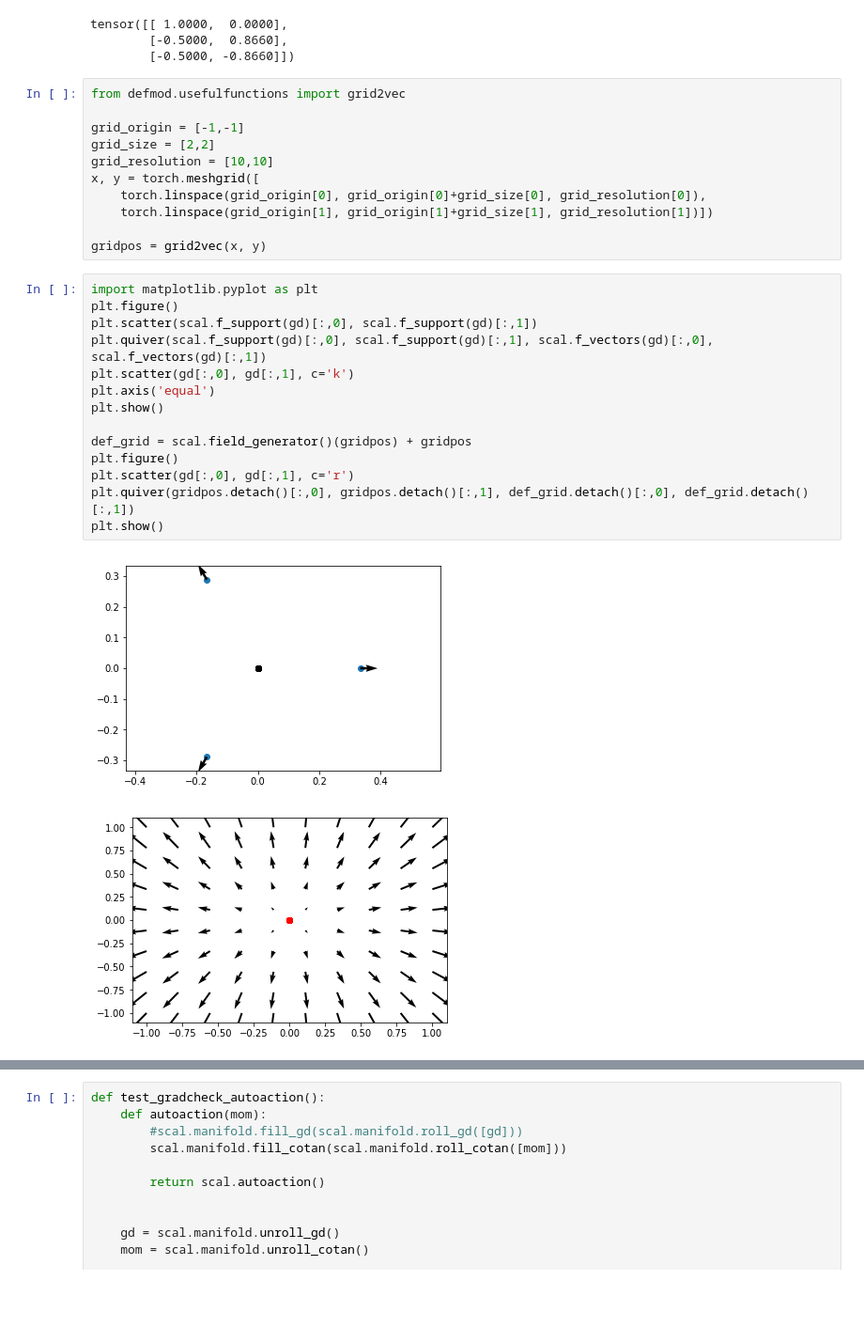
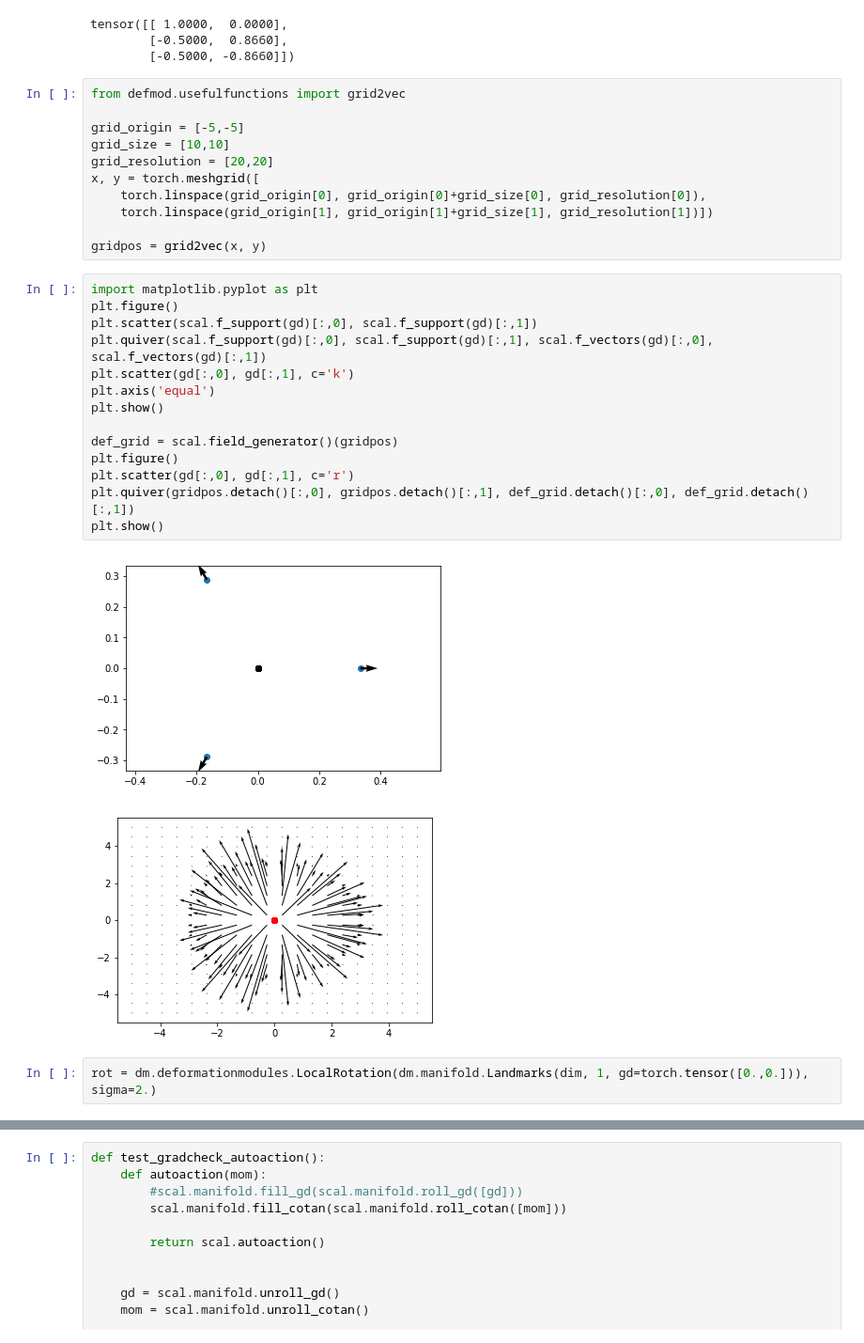
Before and after one commit to RosaKow/Masterthesis, a Jupyter notebook: defmod/Notebook-GlobalScaling.ipynb, the cells around one changed output, grey strips where cells are left out. Shown at 94% size. Cells and saved outputs as stored; diff of their text form; blank space fills up the shorter version.

```diff
--- a/defmod/Notebook-GlobalScaling.ipynb
+++ b/defmod/Notebook-GlobalScaling.ipynb
@@ -45,9 +44,9 @@ tensor([[ 1.0000,  0.0000],
 # %%
 from defmod.usefulfunctions import grid2vec
 
-grid_origin = [-1,-1]
-grid_size = [2,2]
-grid_resolution = [10,10]
+grid_origin = [-5,-5]
+grid_size = [10,10]
+grid_resolution = [20,20]
 x, y = torch.meshgrid([
     torch.linspace(grid_origin[0], grid_origin[0]+grid_size[0], grid_resolution[0]),
     torch.linspace(grid_origin[1], grid_origin[1]+grid_size[1], grid_resolution[1])])
@@ -56,20 +55,22 @@ gridpos = grid2vec(x, y)
 # %%
 import matplotlib.pyplot as plt
 plt.figure()
 plt.scatter(scal.f_support(gd)[:,0], scal.f_support(gd)[:,1])
 plt.quiver(scal.f_support(gd)[:,0], scal.f_support(gd)[:,1], scal.f_vectors(gd)[:,0], scal.f_vectors(gd)[:,1])
 plt.scatter(gd[:,0], gd[:,1], c='k')
 plt.axis('equal')
 plt.show()
 
-def_grid = scal.field_generator()(gridpos) + gridpos
+def_grid = scal.field_generator()(gridpos)
 plt.figure()
 plt.scatter(gd[:,0], gd[:,1], c='r')
 plt.quiver(gridpos.detach()[:,0], gridpos.detach()[:,1], def_grid.detach()[:,0], def_grid.detach()[:,1])
 plt.show()
 # %% [output]
 [figure]
-[figure, old version]
+[figure, new version]
+# %%
+rot = dm.deformationmodules.LocalRotation(dm.manifold.Landmarks(dim, 1, gd=torch.tensor([0.,0.])), sigma=2.)
 # %%
 rot.fill_controls(torch.tensor([5.], requires_grad=True))
 
```
Also changed, not shown: parts of 6 cells of this notebook, 16 other files.
